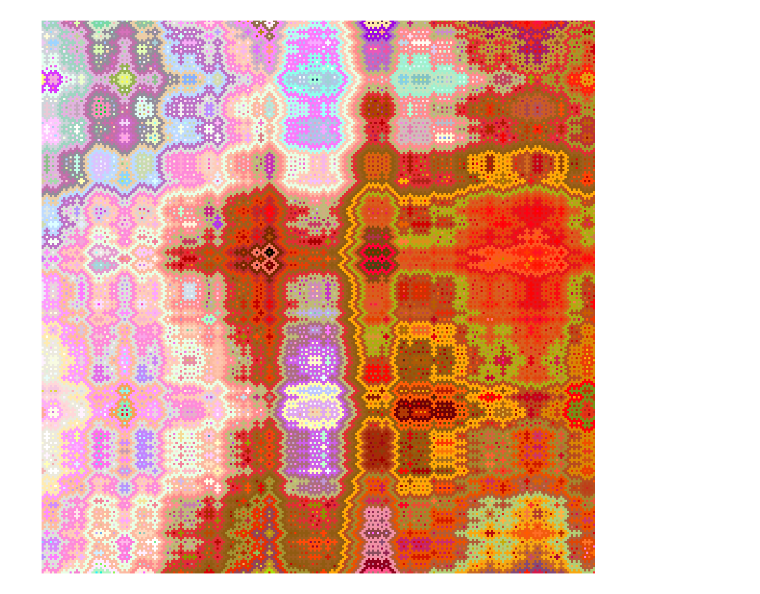
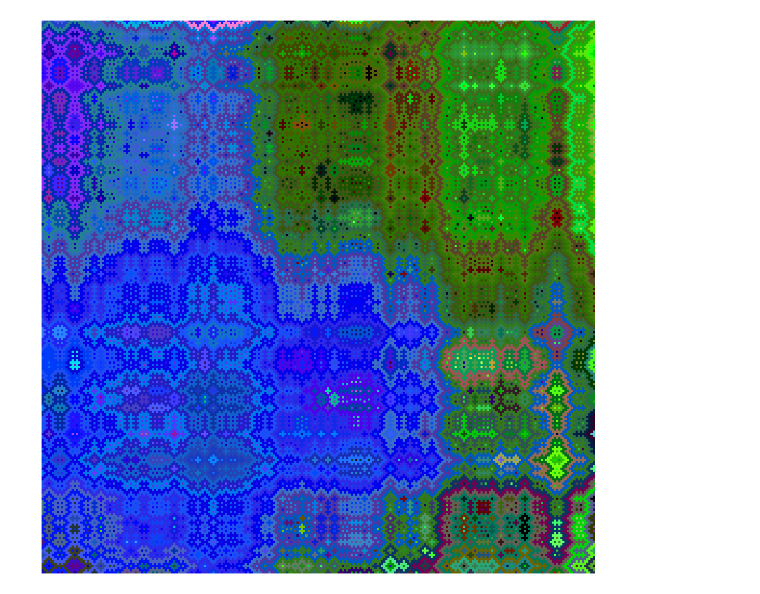
Before and after one commit to ultrozy/hitomezashi-coloring, a Jupyter notebook: hitomezashi_coloring.ipynb, the cells around one changed output. Saved outputs shown, nothing was run; the diff lists cells and outputs as text; code cells hidden in the pictures.

```diff
--- a/hitomezashi_coloring.ipynb
+++ b/hitomezashi_coloring.ipynb
@@ -283,7 +283,7 @@ def drawByPyplot(color_field, decoded_colors, preferred_colors, save):
     if save:
         random_stuff = str(hex(randint(0, 18446744073709551615))[2:])
         random_stuff = '0' * (16 - len(random_stuff)) + random_stuff
-        strname = f"Hitomezashi_{color_field.shape[0]}x{color_field.shape[1]}_{','.join(preferred_colors)}_{random_stuff}.png"
+        strname = f"images\\Hitomezashi_{color_field.shape[0]}x{color_field.shape[1]}_{','.join(preferred_colors)}_{random_stuff}.png"
         plt.savefig(strname)
 
 def HitomezashiColoring(X, Y, preferred_colors, save=True, twocolors=False, thue_morse=False):
@@ -310,6 +310,6 @@ def HitomezashiColoring(X, Y, preferred_colors, save=True, twocolors=False, thue
         decode = defineColorsCube(graph, dist, regions, preferred_colors)
         drawByPyplot(field, decode, preferred_colors, save)
 # %%
-HitomezashiColoring(256, 256, ["red", "white"])
+HitomezashiColoring(256, 256, ["blue", "green"])
 # %% [output]
-[figure, old version]
+[figure, new version]
```
Also changed, not shown: 9 other files.
